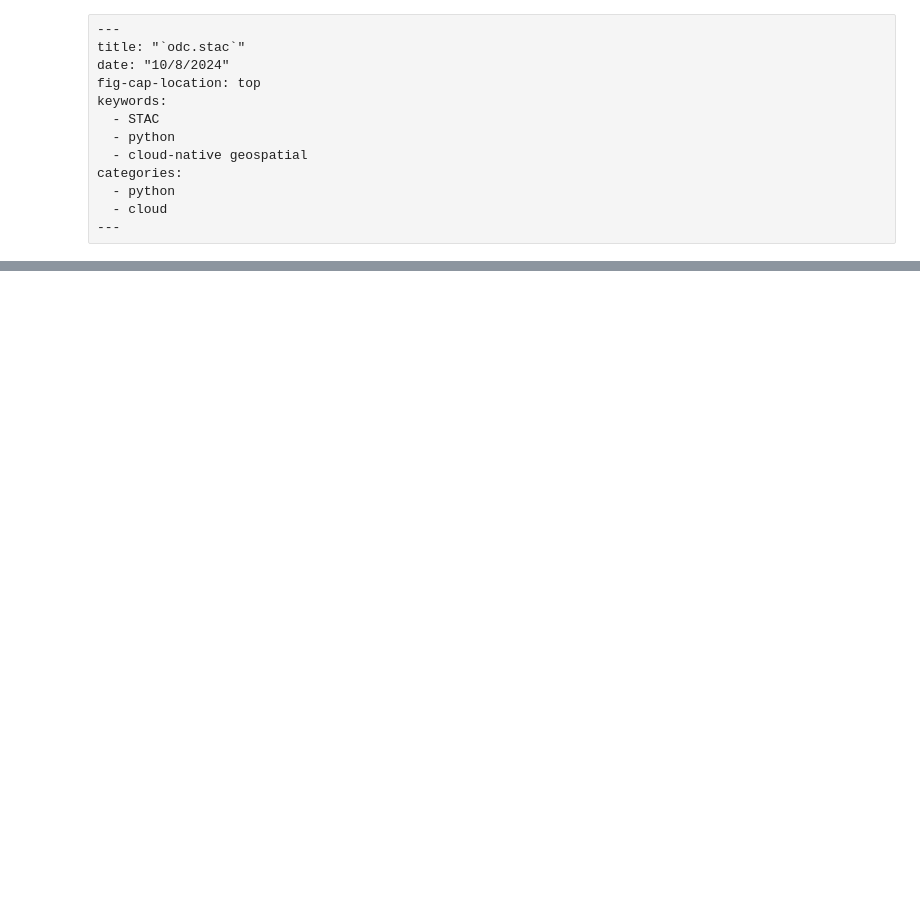
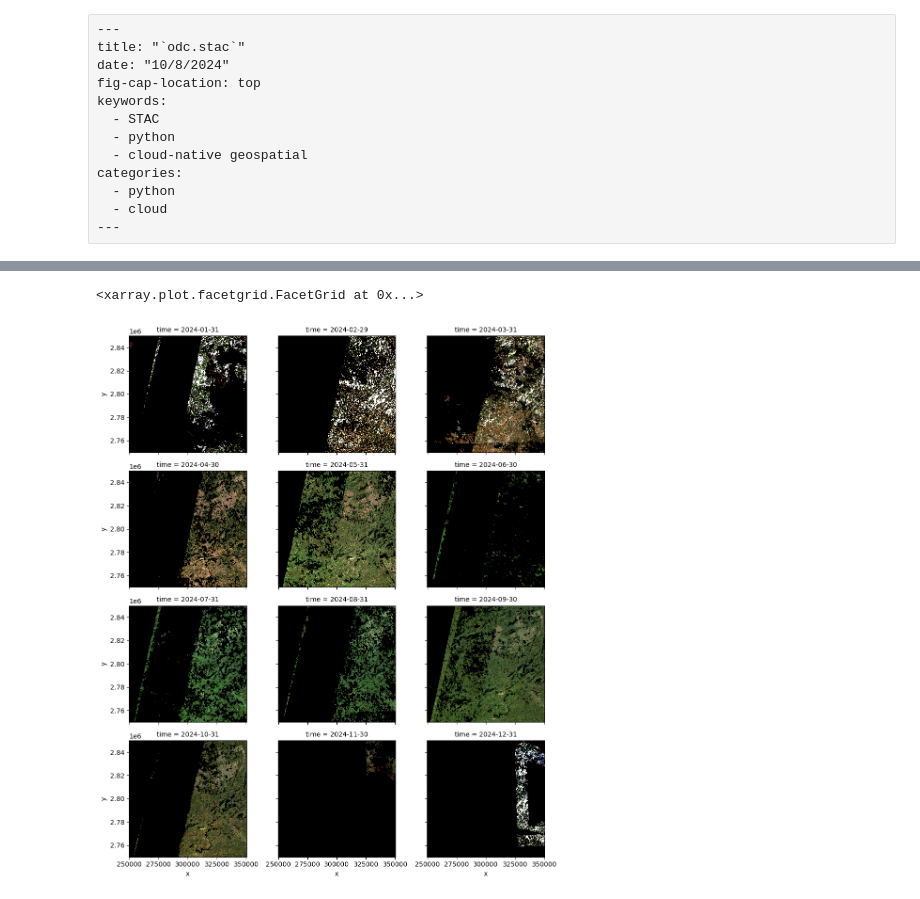
Before and after one commit to hrodmn/hrodmn.dev, a Jupyter notebook: posts/odc_stac/index.ipynb, the cells around one changed output, grey strips where cells are left out. Cells and saved outputs as stored; diff of their text form; code cells hidden in the pictures; blank space fills up the shorter version.

```diff
--- a/posts/odc_stac/index.ipynb
+++ b/posts/odc_stac/index.ipynb
@@ -273,0 +275,5 @@ gamma_corrected.isel(time=[7, 9]).plot.imshow(
+# %%
+cloud_free = stack.where(mask == 0).where(stack != -9999)
+
+monthly_cloud_free = cloud_free.resample(time="1M").median(skipna=True)
+monthly_cloud_free
@@ -273,0 +331,19 @@ gamma_corrected.isel(time=[7, 9]).plot.imshow(
+# %%
+%%time
+monthly_cloud_free.load()
+# %%
+(
+    monthly_cloud_free.to_dataarray(dim="band").sel(
+        band=["red", "green", "blue"]
+    ).plot.imshow(
+        rgb="band",
+        col="time",
+        col_wrap=3,
+        robust=True,
+        vmin=0,
+        vmax=1000,
+    )
+)
+# %% [output]
+<xarray.plot.facetgrid.FacetGrid at 0x...>
+[figure, added]
```
Also changed, not shown: parts of 17 cells of this notebook.
